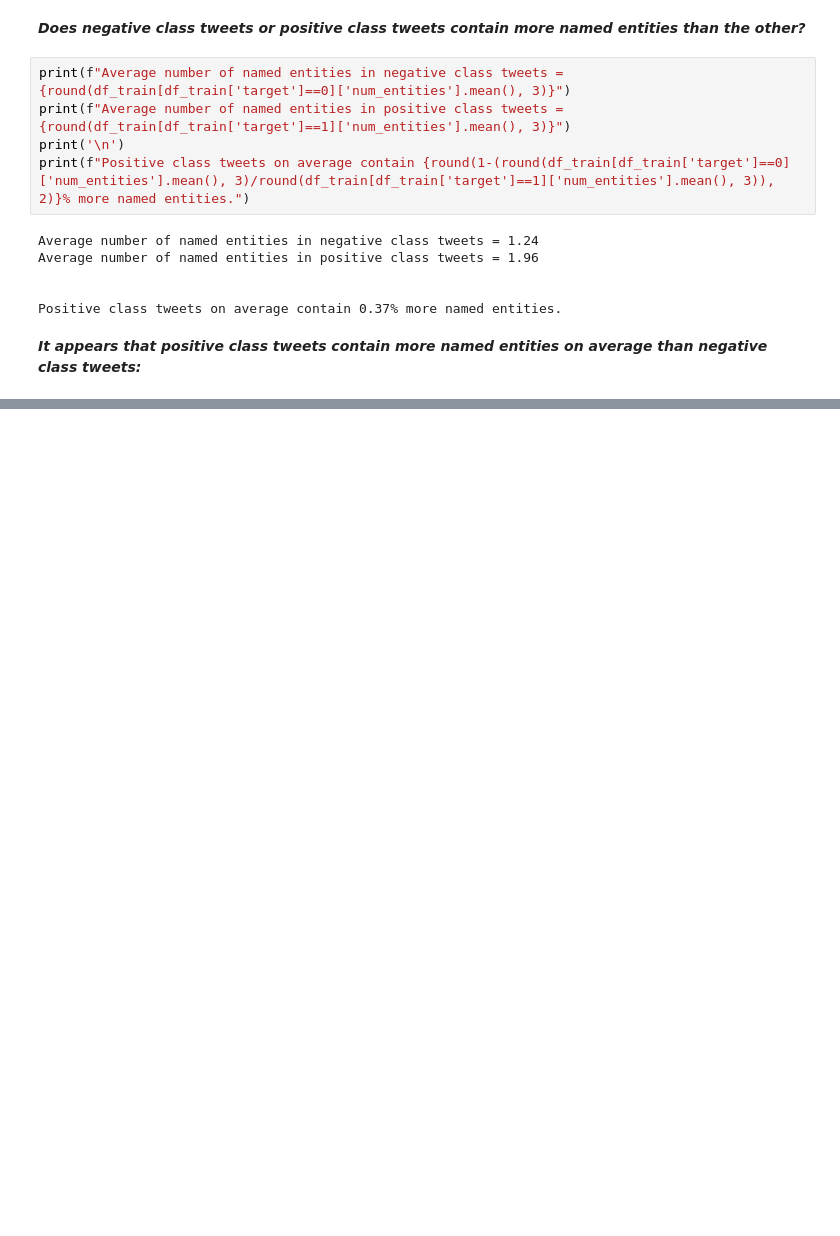
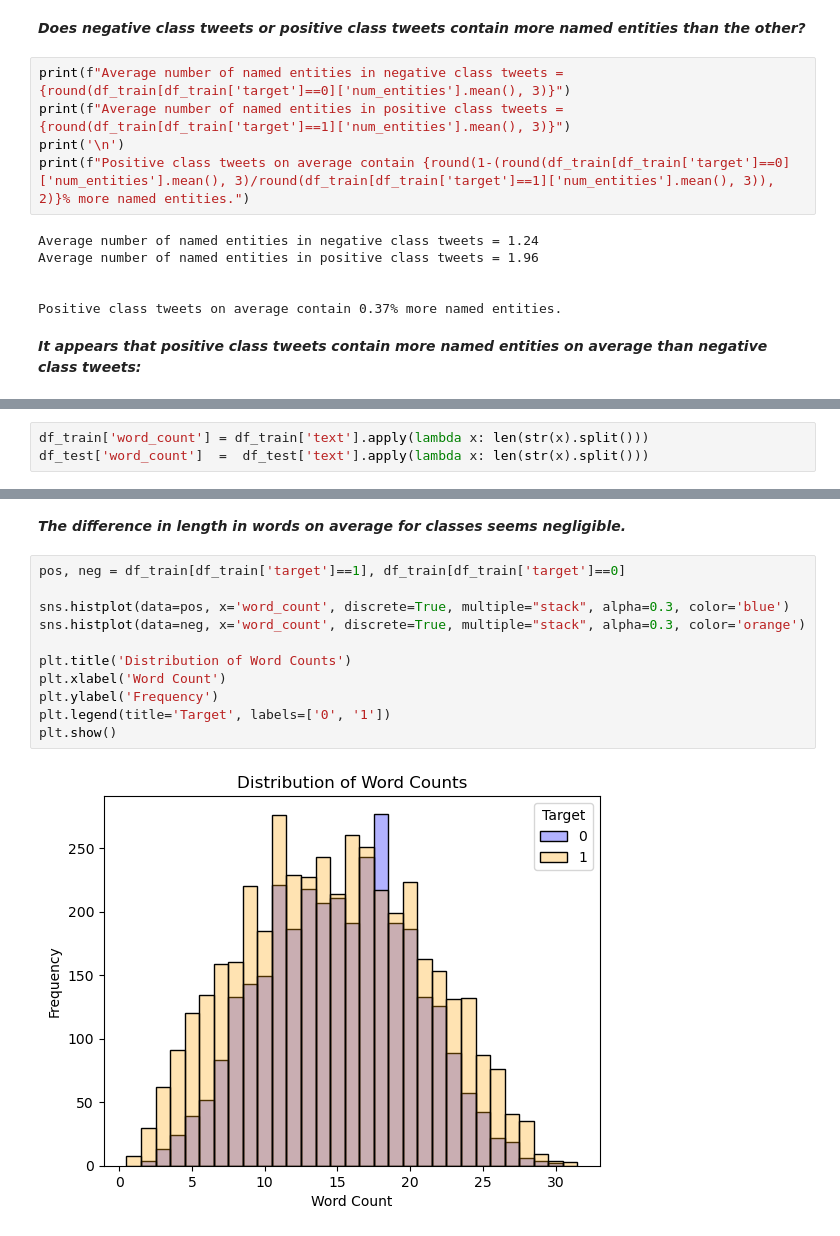
Before and after one commit to kristopher-smith/RNN_Disaster-Tweets, a Jupyter notebook: rnn-for-disaster-tweet-classification.ipynb, the cells around one changed output, grey strips where cells are left out. Cells and saved outputs as stored; diff of their text form; blank space fills up the shorter version.

```diff
--- a/rnn-for-disaster-tweet-classification.ipynb
+++ b/rnn-for-disaster-tweet-classification.ipynb
@@ -250,0 +274,3 @@ Positive class tweets on average contain 0.37% more named entities.
+# %%
+df_train['word_count'] = df_train['text'].apply(lambda x: len(str(x).split()))
+df_test['word_count']  =  df_test['text'].apply(lambda x: len(str(x).split()))
@@ -250,0 +290,15 @@ Positive class tweets on average contain 0.37% more named entities.
+# %% [markdown]
+***The difference in length in words on average for classes seems negligible.***
+# %%
+pos, neg = df_train[df_train['target']==1], df_train[df_train['target']==0]
+
+sns.histplot(data=pos, x='word_count', discrete=True, multiple="stack", alpha=0.3, color='blue')
+sns.histplot(data=neg, x='word_count', discrete=True, multiple="stack", alpha=0.3, color='orange')
+
+plt.title('Distribution of Word Counts')
+plt.xlabel('Word Count')
+plt.ylabel('Frequency')
+plt.legend(title='Target', labels=['0', '1'])
+plt.show()
+# %% [output]
+[figure, added]
```
Also changed, not shown: parts of 7 cells of this notebook.
